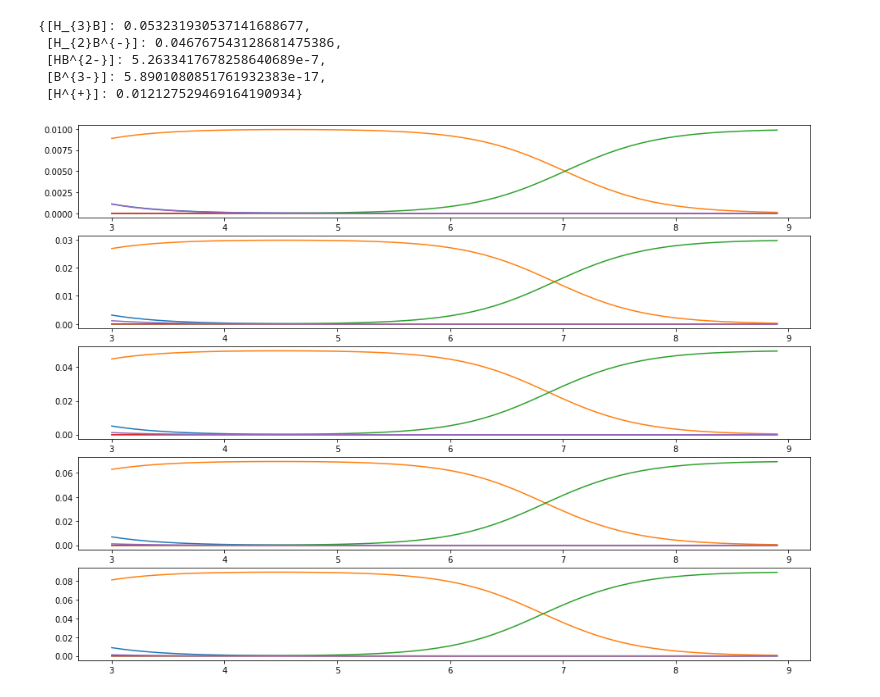
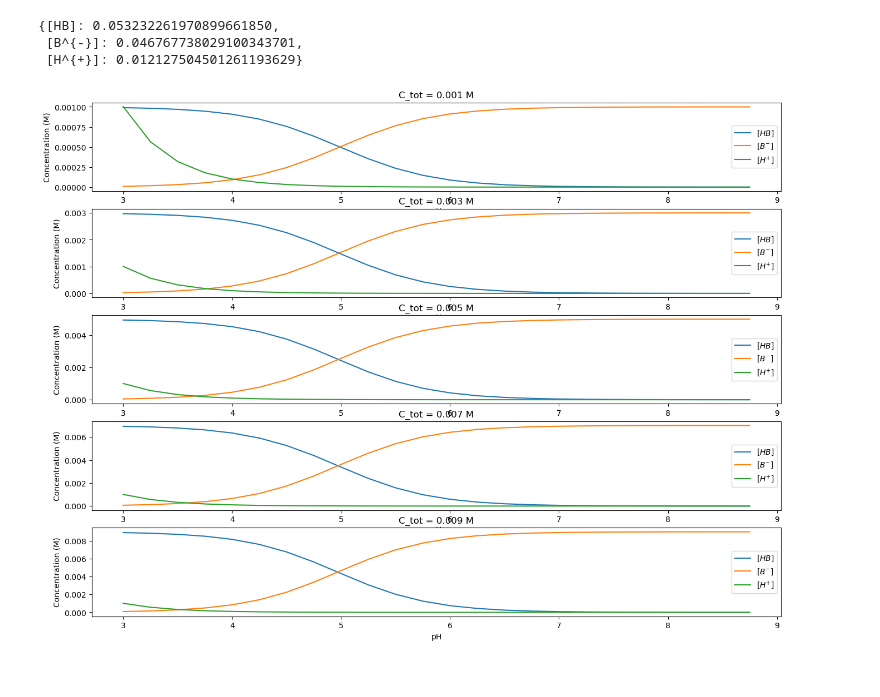
Before and after one commit to EugeneMaz/acid-base, a Jupyter notebook: buffer-equilibrium.ipynb, the cells around one changed output. Cells and saved outputs as stored; diff of their text form; code cells hidden in the pictures.

Commit message:
Added Axix names and legends to graphs

```diff
--- a/buffer-equilibrium.ipynb
+++ b/buffer-equilibrium.ipynb
@@ -331,6 +331,15 @@ class AcidBaseEquilibrium:
         for i, cc in enumerate(C_range):
             for sp in range(result.shape[1]-2):
                 axes[i].plot(result[result[:,0] == cc, 1], result[result[:,0] == cc, sp+2])
+                # 3 significant digits
+                axes[i].set_title(f"C_tot = {float(cc):.3g} M")
+                # fixed 3 decimals
+                # axes[i].set_title(f"C_tot = {float(cc):.3f} M")
+                # scientific notation (1 decimal)
+                # axes[i].set_title(f"C_tot = {float(cc):.1e} M")
+                axes[i].set_xlabel("pH")
+                axes[i].set_ylabel("Concentration (M)")
+                axes[i].legend([fr"${latex(k)}$" for k in solution.keys()])
         plt.show()
 
         return np.asarray(result)
@@ -338,7 +347,7 @@ class AcidBaseEquilibrium:
 # defining the buffer system
 buffer = AcidBaseEquilibrium(C_tot = 0.1,                # Total buffer concentration in M
                              pH0 = 5.5,                  # Initial pH
-                             pK_values = [2.14, 7.2, 12.37],      # List of 1-3 pKa in the increasing order
+                             pK_values = [5.00],#, 7.2, 12.37],      # List of 1-3 pKa in the increasing order
                              I_add = 0)                  # Additional ionic strength from supporting electrolyte, if present
 # %% [output]
 Expression for the ionic force according to $I=\frac{1}{2} \sum_{i}{c_i z_i^2}$ is:
@@ -359,12 +364,10 @@ $\displaystyle K_{3} = \frac{[B^{3-}] [H^{+}] y_{B^{3-}} y_{H^+}}{[HB^{2-}] y_{H
 res = buffer.solve_single(C_tot = 0.1, pH0 = 2, verbose=False)
 res
 # %% [output]
-{[H_{3}B]: 0.053231930537141688677,
- [H_{2}B^{-}]: 0.046767543128681475386,
- [HB^{2-}]: 5.2633417678258640689e-7,
- [B^{3-}]: 5.8901080851761932383e-17,
- [H^{+}]: 0.012127529469164190934}
+{[HB]: 0.053232261970899661850,
+ [B^{-}]: 0.046767738029100343701,
+ [H^{+}]: 0.012127504501261193629}
 # %%
-res = buffer.solve_range(C_tot=[0.01, 0.1, 0.02])
+res = buffer.solve_range(C_tot=[0.001, 0.01, 0.002], pH0 = [3, 9, 0.25])
 # %% [output]
-[figure, old version]
+[figure, new version]
```
Also changed, not shown: parts of 1 cell of this notebook.
